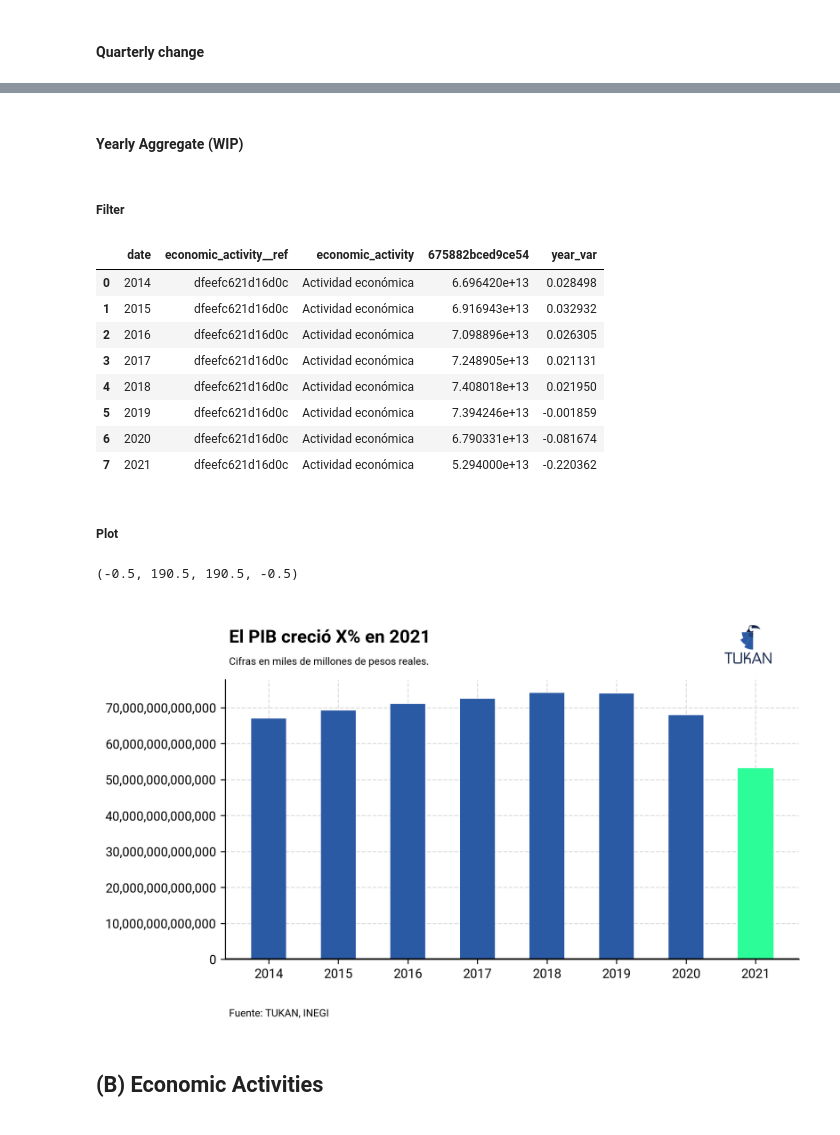
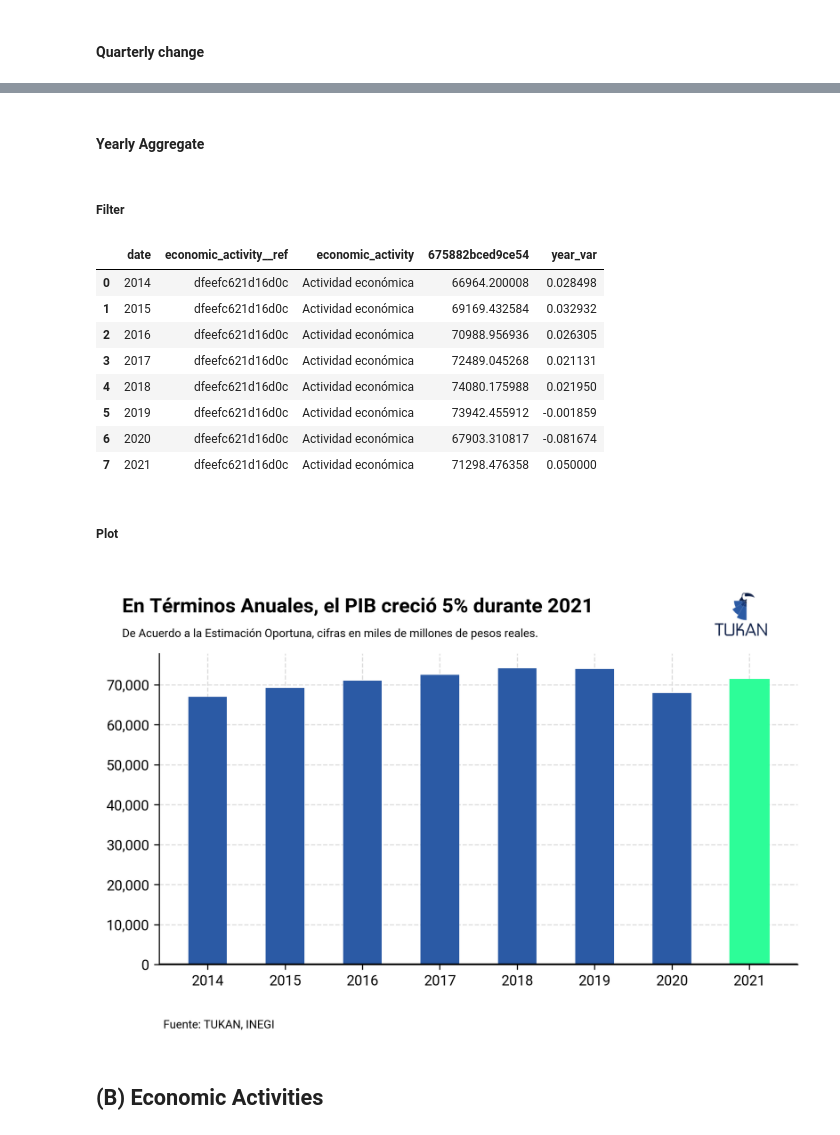
Before and after one commit to TukanMx/tukan_notebooks, a Jupyter notebook: social/social_media/pib/pib_template.ipynb, the cells around one changed output, grey strips where cells are left out. Saved outputs shown, nothing was run; the diff lists cells and outputs as text; code cells hidden in the pictures.

Commit message:
2021 pib estimate

```diff
--- a/social/social_media/pib/pib_template.ipynb
+++ b/social/social_media/pib/pib_template.ipynb
@@ -287,5 +286,5 @@ newax.axis("off")
 # %% [markdown]
-#### Yearly Aggregate (WIP)
+#### Yearly Aggregate
 # %% [markdown]
 ##### Filter
 # %%
@@ -294,15 +293,18 @@ agg_filtered_gdp = gdp.copy()
 
 
 # Units in billiones (miles de millones)
-# agg_filtered_gdp['675882bced9ce54'] = agg_filtered_gdp['675882bced9ce54']/1000000000
-
-# Adding estimate
-eopib_qrtr_est = 0.06
-gdp_estimate = {'date': datetime(2021, 10, 1), 'economic_activity__ref': 'dfeefc621d16d0c', 'economic_activity': 'Actividad económica', '675882bced9ce54':float(filtered_gdp['675882bced9ce54'].tail(1).values)*(1+eopib_qrtr_est)}
-agg_filtered_gdp = agg_filtered_gdp.append(gdp_estimate, ignore_index = True)
+agg_filtered_gdp['675882bced9ce54'] = agg_filtered_gdp['675882bced9ce54']/1000000000
 
 # Aggregated data
 agg_filtered_gdp = agg_filtered_gdp.groupby([agg_filtered_gdp['date'].dt.year,'economic_activity__ref','economic_activity']).sum().reset_index()
+agg_filtered_gdp = agg_filtered_gdp[agg_filtered_gdp['date'] <=2020].reset_index(drop=True)
+
+
+# Adding estimate
+eopib_year_est = 0.05
+gdp_estimate = {'date': 2021, 'economic_activity__ref': 'dfeefc621d16d0c', 'economic_activity': 'Actividad económica', '675882bced9ce54':float(agg_filtered_gdp['675882bced9ce54'].tail(1).values)*(1+eopib_year_est)}
+agg_filtered_gdp = agg_filtered_gdp.append(gdp_estimate, ignore_index = True)
+
 
 # Yearly variation
 agg_filtered_gdp['year_var'] = agg_filtered_gdp.groupby(['economic_activity__ref'])['675882bced9ce54'].shift(1)
@@ -316,14 +318,14 @@ agg_filtered_gdp = agg_filtered_gdp[agg_filtered_gdp['date'] >=2014].reset_index
 agg_filtered_gdp.tail(8)
 # %% [output]
 |  | date | economic_activity__ref | economic_activity | 675882bced9ce54 | year_var |
-| 0 | 2014 | dfeefc621d16d0c | Actividad económica | 6.696420e+13 | 0.028498 |
-| 1 | 2015 | dfeefc621d16d0c | Actividad económica | 6.916943e+13 | 0.032932 |
-| 2 | 2016 | dfeefc621d16d0c | Actividad económica | 7.098896e+13 | 0.026305 |
-| 3 | 2017 | dfeefc621d16d0c | Actividad económica | 7.248905e+13 | 0.021131 |
-| 4 | 2018 | dfeefc621d16d0c | Actividad económica | 7.408018e+13 | 0.021950 |
-| 5 | 2019 | dfeefc621d16d0c | Actividad económica | 7.394246e+13 | -0.001859 |
-| 6 | 2020 | dfeefc621d16d0c | Actividad económica | 6.790331e+13 | -0.081674 |
-| 7 | 2021 | dfeefc621d16d0c | Actividad económica | 5.294000e+13 | -0.220362 |
+| 0 | 2014 | dfeefc621d16d0c | Actividad económica | 66964.200008 | 0.028498 |
+| 1 | 2015 | dfeefc621d16d0c | Actividad económica | 69169.432584 | 0.032932 |
+| 2 | 2016 | dfeefc621d16d0c | Actividad económica | 70988.956936 | 0.026305 |
+| 3 | 2017 | dfeefc621d16d0c | Actividad económica | 72489.045268 | 0.021131 |
+| 4 | 2018 | dfeefc621d16d0c | Actividad económica | 74080.175988 | 0.021950 |
+| 5 | 2019 | dfeefc621d16d0c | Actividad económica | 73942.455912 | -0.001859 |
+| 6 | 2020 | dfeefc621d16d0c | Actividad económica | 67903.310817 | -0.081674 |
+| 7 | 2021 | dfeefc621d16d0c | Actividad económica | 71298.476358 | 0.050000 |
 # %% [markdown]
 ##### Plot
 # %%
@@ -352,56 +354,55 @@ ax.grid(visible=True, which='minor', linestyle='--', zorder=3)
 # ax.set_ylim(0)
 
 fig.text(
-    0.13,
+    0.08,
     .98,
-    "El PIB creció X% en 2021",
+    "En Términos Anuales, el PIB creció 5% durante 2021",
     size=14,
     weight = "bold"
 )
 fig.text(
-    0.13,
+    0.08,
     0.92,
-    "Cifras en miles de millones de pesos reales.",
+    "De Acuerdo a la Estimación Oportuna, cifras en miles de millones de pesos reales.",
     size=8
 )
 # Add footer
 fig.text(0.13, -0.03, "Fuente: TUKAN, INEGI", fontsize=8)
 
 # Save plot with TUKAN logo, transparent and white
 # plt.savefig(
 #     "plots/gdp_agg_bar_no_logo.svg",
 #     dpi=300,
 #     bbox_inches="tight",
 #     # facecolor="white",
 #     edgecolor="none",
 #     transparent=True,
 # )
 
 tukan_im = image.imread(module_path + "\\assets\\logo\\logo192.png")
 newax = fig.add_axes([0.72, .88, 0.16, 0.19], anchor="NE", zorder=1)
 newax.imshow(tukan_im)
 newax.axis("off")
 
-# plt.savefig(
-#     "plots/gdp_agg_bar_logo.png",
-#     dpi=300,
-#     bbox_inches="tight",
-#     # facecolor="white",
-#     edgecolor="none",
-#     transparent=True,
-# )
+plt.savefig(
+    "plots/gdp_agg_bar_logo.png",
+    dpi=300,
+    bbox_inches="tight",
+    # facecolor="white",
+    edgecolor="none",
+    transparent=True,
+)
 
-# plt.savefig(
-#     "plots/gdp_agg_bar_white_logo.png",
-#     dpi=300,
-#     bbox_inches="tight",
-#     facecolor="white",
-#     edgecolor="none",
-#     transparent=False,
-# )
+plt.savefig(
+    "plots/gdp_agg_bar_white_logo.png",
+    dpi=300,
+    bbox_inches="tight",
+    facecolor="white",
+    edgecolor="none",
+    transparent=False,
+)
 # %% [output]
-(-0.5, 190.5, 190.5, -0.5)
-[figure, old version]
+[figure, new version]
 # %% [markdown]
 ## (B) Economic Activities
 # %% [markdown]
```
Also changed, not shown: parts of 10 cells of this notebook.
